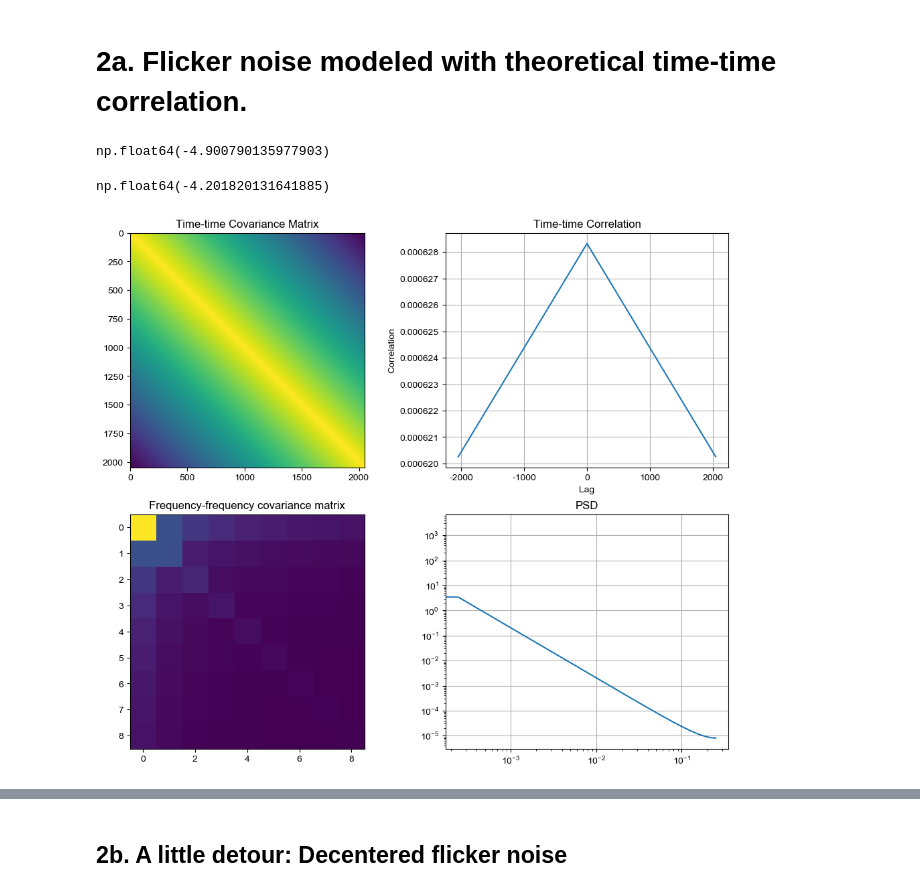
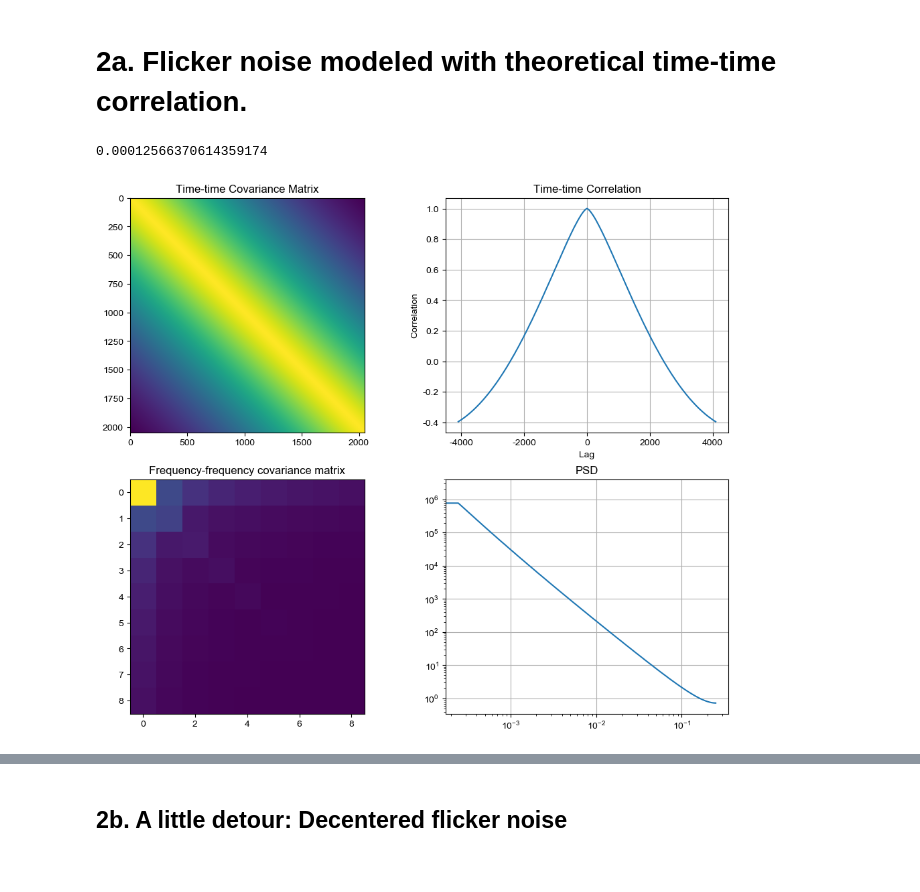
Before and after one commit to zzhang0123/hydra-tod, a Jupyter notebook: demonstration.ipynb, the cells around one changed output, grey strips where cells are left out. Saved outputs shown, nothing was run; the diff lists cells and outputs as text; code cells hidden in the pictures.

```diff
--- a/demonstration.ipynb
+++ b/demonstration.ipynb
@@ -52,6 +47,10 @@ for i in range(nsamples):
     cov_matrix += np.outer(time_series, time_series)
 
 cov_matrix /= nsamples
+
+# Normalize the covariance matrix using the average of the diagonal elements
+norm = np.mean(np.diag(cov_matrix))
+cov_matrix /= norm
 
 corr_simu = np.zeros(2*ntime-1)
 
@@ -80,7 +79,7 @@ plt.colorbar()
 
 
 plt.subplot(222)
-lags = np.arange(-ntime+1, ntime)
+lags = np.arange(-ntime+1, ntime)*dtime
 plt.plot(lags, corr_simu, label='Simulated Correlation')
 plt.xlabel('Lag')
 plt.ylabel('Correlation')
@@ -123,24 +122,27 @@ from scipy.linalg import toeplitz
 #     if only_row_0:
 #         return corr_list
 #     return toeplitz(corr_list)
-# %%
-fc = 0.000002*2*np.pi
-np.log10(fc)
-# %% [output]
-np.float64(-4.900790135977903)
-# %%
-f0 = 0.00001*2*np.pi
-np.log10(f0)
-# %% [output]
-np.float64(-4.201820131641885)
+# %%
+0.00002*2*np.pi
+# %% [output]
+0.00012566370614359174
 # %%
-fc = 0.000002*2*np.pi
-f0 = 0.00001*2*np.pi
+fc = 0.00001*2*np.pi
+f0 = 0.00002*2*np.pi
 
-corr_list = [flicker_corr(t, f0, fc, alpha, var_w=0) for t in times]
-# #corr_list = [flicker_corr(t, f0*2*np.pi, fc*2*np.pi, alpha, var_w=0) for t in times]
+# logf0, logfc, alpha = -3.91680582, -5.1918718, 2.5
+# f0, fc = 10**logf0, 10.**logfc
+
+#corr_list = [flicker_corr(t, f0, fc, alpha, var_w=0) for t in times]
 # covmat = flicker_cov(times, f0, fc, alpha, white_n_variance=0., only_row_0=False)
+
+corr_list = [flicker_corr(t, f0*2*np.pi, fc*2*np.pi, alpha, var_w=0) for t in times]
 covmat = toeplitz(corr_list)
+
+# Normalize the covariance matrix using the average of the diagonal elements
+diag_avg = np.mean(np.diag(covmat))
+covmat /= diag_avg
+
 covmat_fft = cov_conjugate(covmat)
 
 plt.figure(figsize=(12, 10))
@@ -148,31 +150,31 @@ plt.figure(figsize=(12, 10))
 plt.subplot(221)
 plt.imshow(covmat)
 plt.colorbar
 plt.title('Time-time Covariance Matrix')
 
 corr_simu_2 = np.zeros(2*ntime-1)
 
 for i in range(ntime):
     corr_simu_2[ntime-1-i] = np.mean(np.diag(covmat, -i))
     corr_simu_2[ntime-1+i] = np.mean(np.diag(covmat, i))
 
 plt.subplot(222)
 plt.plot(lags, corr_simu_2)
 plt.xlabel('Lag')
 plt.ylabel('Correlation')
 plt.title('Time-time Correlation')
 plt.grid()
 
 plt.subplot(223)
 plt.imshow(np.abs(covmat_fft)[1:10,1:10] )
 plt.colorbar
 plt.title('Frequency-frequency covariance matrix')
 
 plt.subplot(224)
 plt.plot(fft_freqs[:ntime//2], np.diag(covmat_fft).real[:ntime//2])
 plt.yscale('log')
 plt.xscale('log')
 plt.title('PSD')
 plt.grid()
 # %% [output]
-[figure, old version]
+[figure, new version]
```
Also changed, not shown: parts of 11 cells of this notebook, 35 other files.
